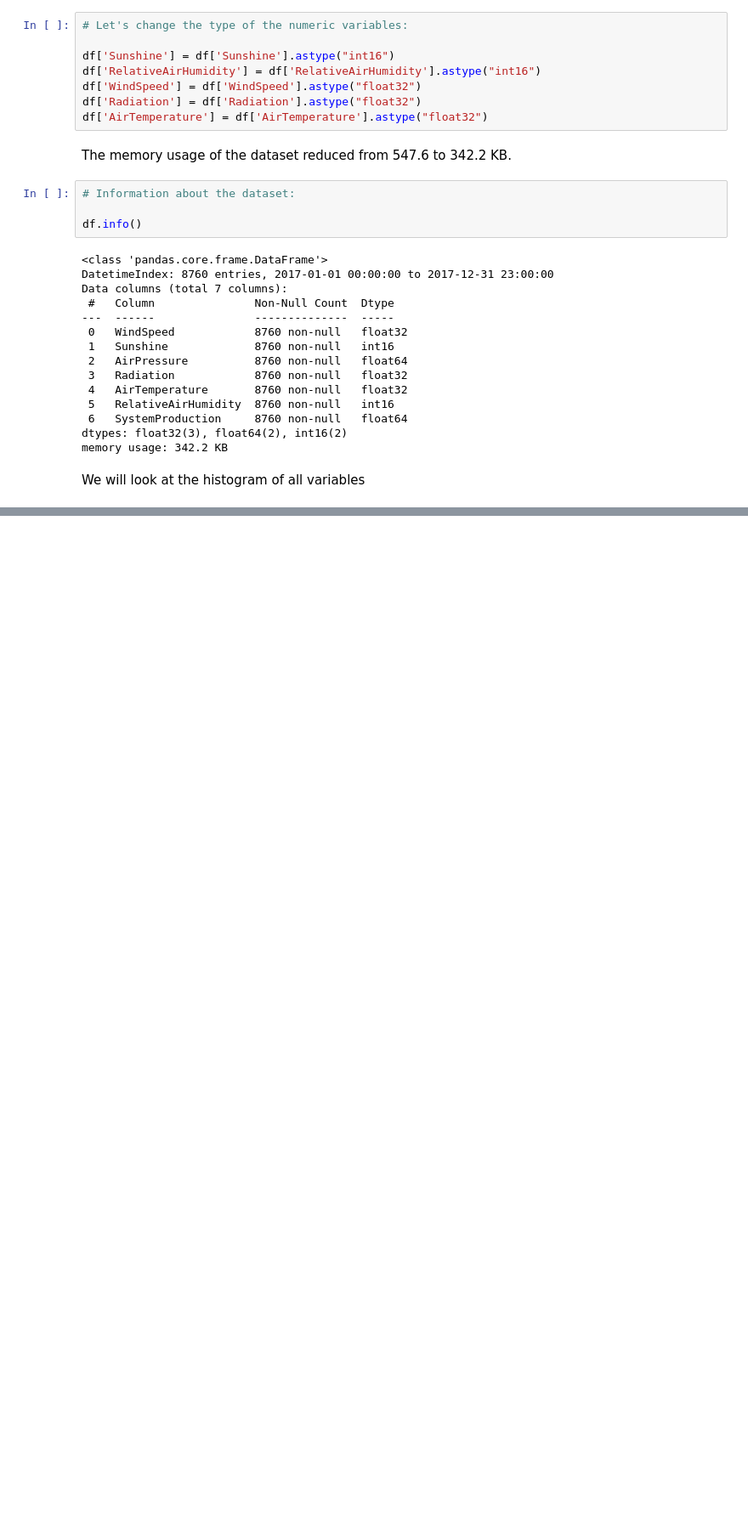
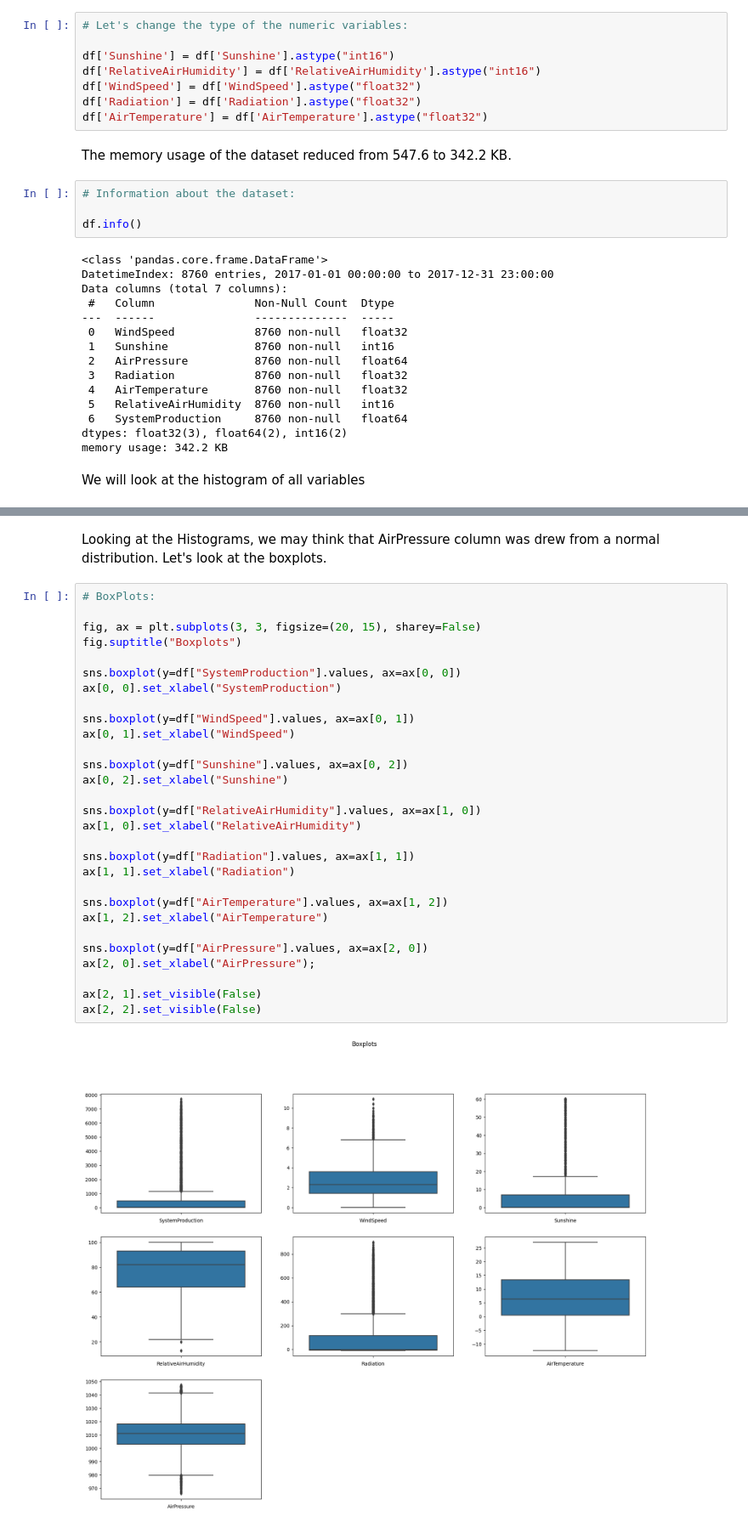
Before and after one commit to caiosoter/DS-Projects, a Jupyter notebook: Solar_Power_Generation_Prediction/Solar_Power_Prediction.ipynb, the cells around one changed output, grey strips where cells are left out. Shown at 85% size. Cells and saved outputs as stored; diff of their text form; blank space fills up the shorter version.

Commit message:
Adicionando boxplot e shapiro wilk test.

```diff
--- a/Solar_Power_Generation_Prediction/Solar_Power_Prediction.ipynb
+++ b/Solar_Power_Generation_Prediction/Solar_Power_Prediction.ipynb
@@ -182,0 +173,33 @@ fig_sub
+# %% [markdown]
+Looking at the Histograms, we may think that AirPressure column was drew from a normal distribution. Let's look at the boxplots.
+# %%
+# BoxPlots:
+
+fig, ax = plt.subplots(3, 3, figsize=(20, 15), sharey=False)
+fig.suptitle("Boxplots")
+
+sns.boxplot(y=df["SystemProduction"].values, ax=ax[0, 0])
+ax[0, 0].set_xlabel("SystemProduction")
+
+sns.boxplot(y=df["WindSpeed"].values, ax=ax[0, 1])
+ax[0, 1].set_xlabel("WindSpeed")
+
+sns.boxplot(y=df["Sunshine"].values, ax=ax[0, 2])
+ax[0, 2].set_xlabel("Sunshine")
+
+sns.boxplot(y=df["RelativeAirHumidity"].values, ax=ax[1, 0])
+ax[1, 0].set_xlabel("RelativeAirHumidity")
+
+sns.boxplot(y=df["Radiation"].values, ax=ax[1, 1])
+ax[1, 1].set_xlabel("Radiation")
+
+sns.boxplot(y=df["AirTemperature"].values, ax=ax[1, 2])
+ax[1, 2].set_xlabel("AirTemperature")
+
+sns.boxplot(y=df["AirPressure"].values, ax=ax[2, 0])
+ax[2, 0].set_xlabel("AirPressure");
+
+ax[2, 1].set_visible(False)
+ax[2, 2].set_visible(False)
+# %% [output]
+[figure, added]
```
Also changed, not shown: parts of 4 cells of this notebook.
